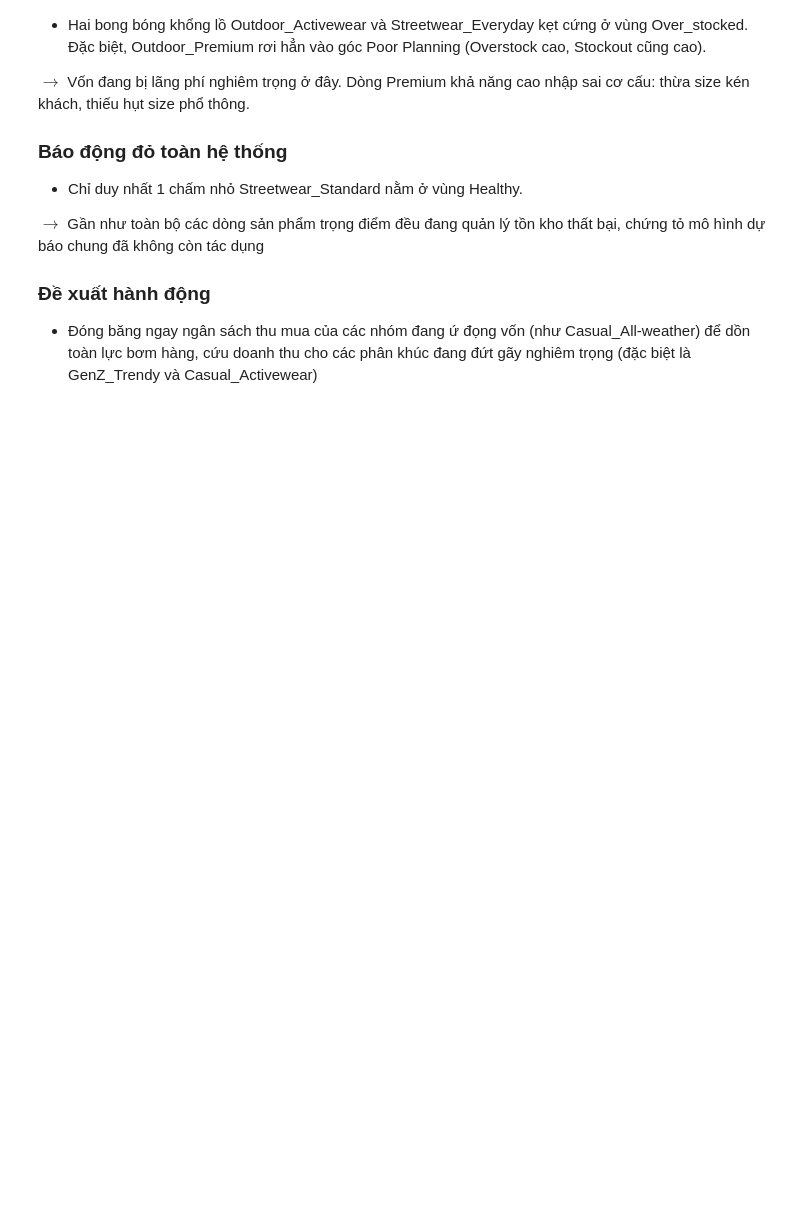
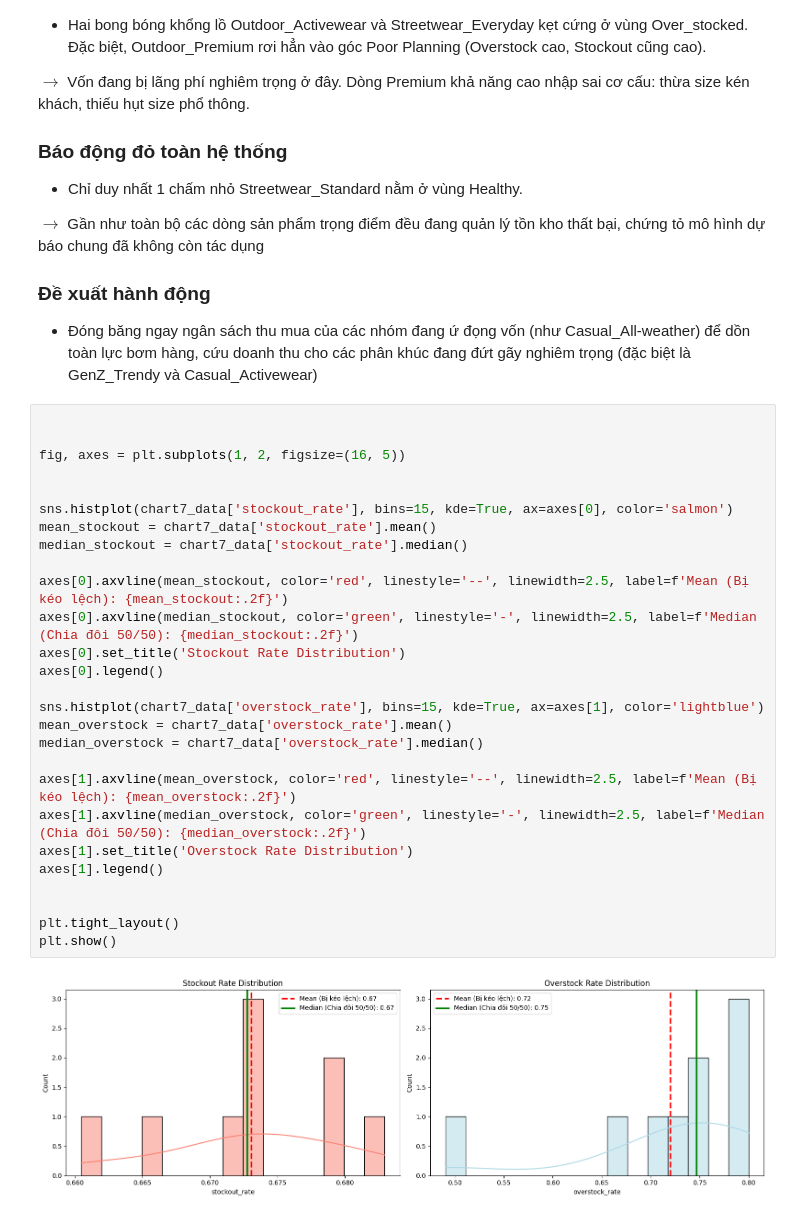
Before and after one commit to NgTHung/DATATHON-2026-r1, a Jupyter notebook: notebooks/Supply-side.ipynb, the cells around one changed output. Drawn from its saved outputs; the diff is of its cells as text; blank space fills up the shorter version.

Commit message:
feat: add explain why use median instead of mean in chart 7 to split

```diff
--- a/notebooks/Supply-side.ipynb
+++ b/notebooks/Supply-side.ipynb
@@ -262,3 +262,32 @@ $\rightarrow$ Gần như toàn bộ các dòng sản phẩm trọng điểm đ
 
 ### Đề xuất hành động
 - Đóng băng ngay ngân sách thu mua của các nhóm đang ứ đọng vốn (như Casual_All-weather) để dồn toàn lực bơm hàng, cứu doanh thu cho các phân khúc đang đứt gãy nghiêm trọng (đặc biệt là GenZ_Trendy và Casual_Activewear)
+# %%
+
+
+fig, axes = plt.subplots(1, 2, figsize=(16, 5))
+
+
+sns.histplot(chart7_data['stockout_rate'], bins=15, kde=True, ax=axes[0], color='salmon')
+mean_stockout = chart7_data['stockout_rate'].mean()
+median_stockout = chart7_data['stockout_rate'].median()
+
+axes[0].axvline(mean_stockout, color='red', linestyle='--', linewidth=2.5, label=f'Mean (Bị kéo lệch): {mean_stockout:.2f}')
+axes[0].axvline(median_stockout, color='green', linestyle='-', linewidth=2.5, label=f'Median (Chia đôi 50/50): {median_stockout:.2f}')
+axes[0].set_title('Stockout Rate Distribution')
+axes[0].legend()
+
+sns.histplot(chart7_data['overstock_rate'], bins=15, kde=True, ax=axes[1], color='lightblue')
+mean_overstock = chart7_data['overstock_rate'].mean()
+median_overstock = chart7_data['overstock_rate'].median()
+
+axes[1].axvline(mean_overstock, color='red', linestyle='--', linewidth=2.5, label=f'Mean (Bị kéo lệch): {mean_overstock:.2f}')
+axes[1].axvline(median_overstock, color='green', linestyle='-', linewidth=2.5, label=f'Median (Chia đôi 50/50): {median_overstock:.2f}')
+axes[1].set_title('Overstock Rate Distribution')
+axes[1].legend()
+
+
+plt.tight_layout()
+plt.show()
+# %% [output]
+[figure, added]
```
Also changed, not shown: parts of 2 cells of this notebook.
